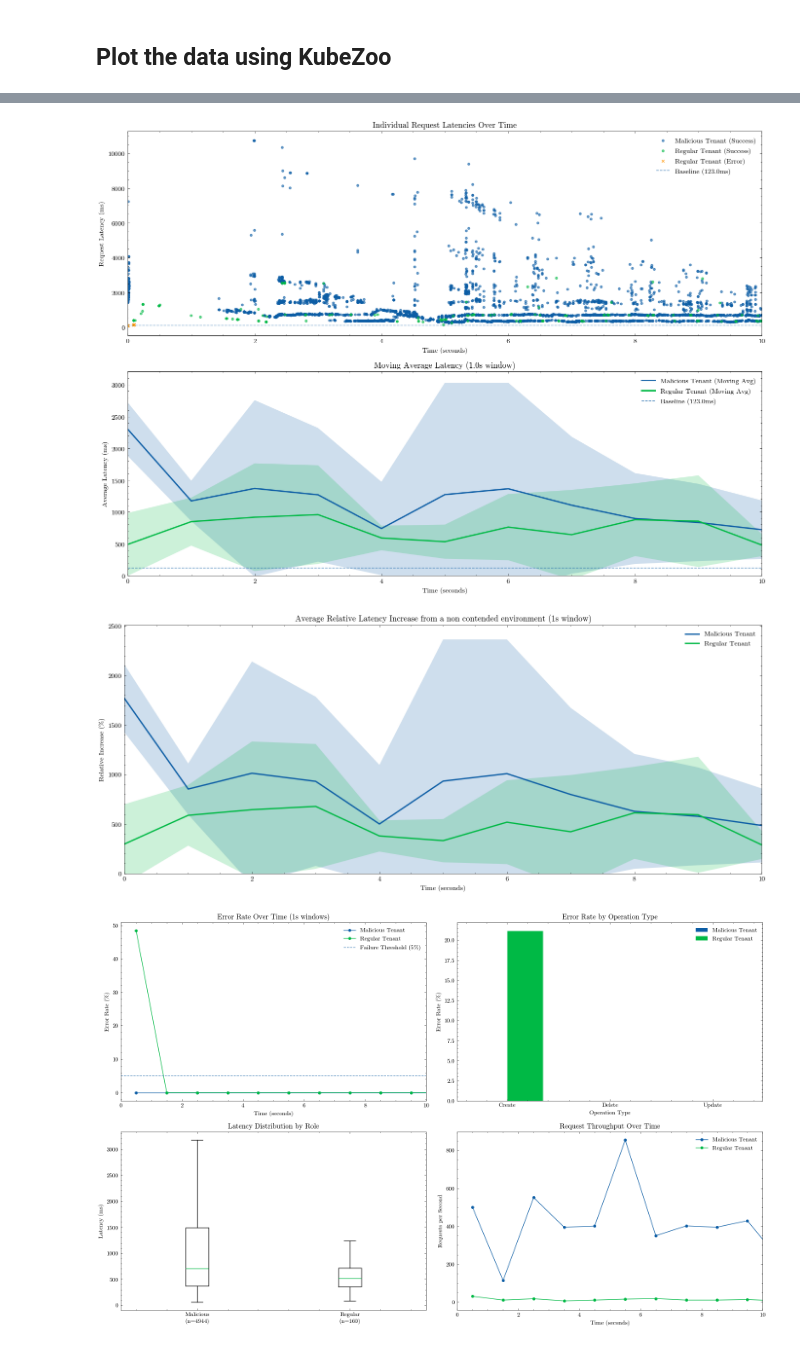
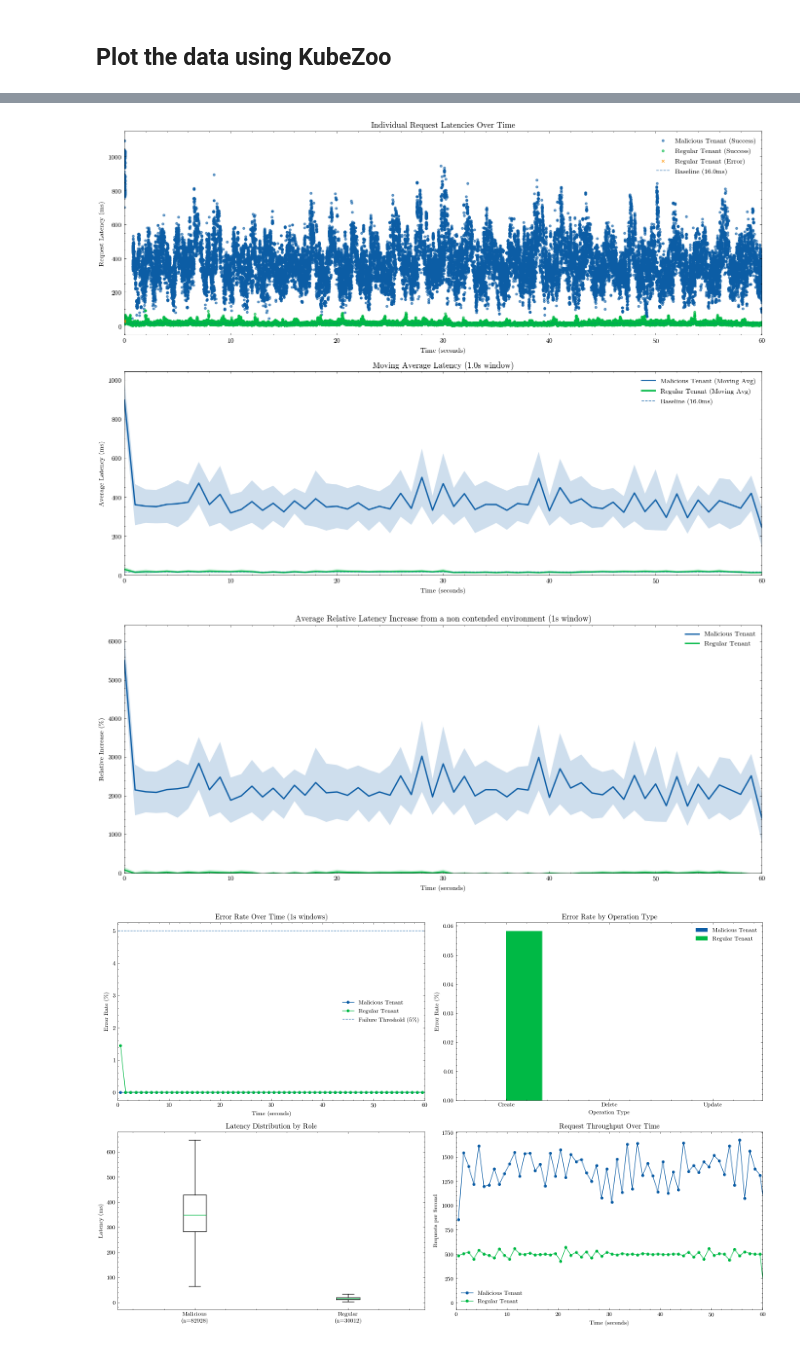
Before and after one commit to attilio-oliva/kumuteva, a Jupyter notebook: fairness_results/fairness_analyzer.ipynb, the cells around one changed output, grey strips where cells are left out. Saved outputs shown, nothing was run; the diff lists cells and outputs as text; code cells hidden in the pictures.

Commit message:
feat(fairness_analyzer): update notebook images

```diff
--- a/fairness_results/fairness_analyzer.ipynb
+++ b/fairness_results/fairness_analyzer.ipynb
@@ -719,4 +707,4 @@ Total individual requests analyzed: 6,555
 # %%
 # Run the analysis
-df, metadata = analyze_fairness_test("./kubevirt/data", "./kubevirt/results")
+df, metadata = analyze_fairness_test("./60_sec/kubevirt/data", "./60_sec/kubevirt/results")
 # %% [output]
@@ -738,5 +726,5 @@ Test Configuration:
 
 Generating plots...
-[figure, old version]
+[figure, new version]
-[figure, old version]
+[figure, new version]
-[figure, old version]
+[figure, new version]
```
Also changed, not shown: parts of 4 cells of this notebook.
